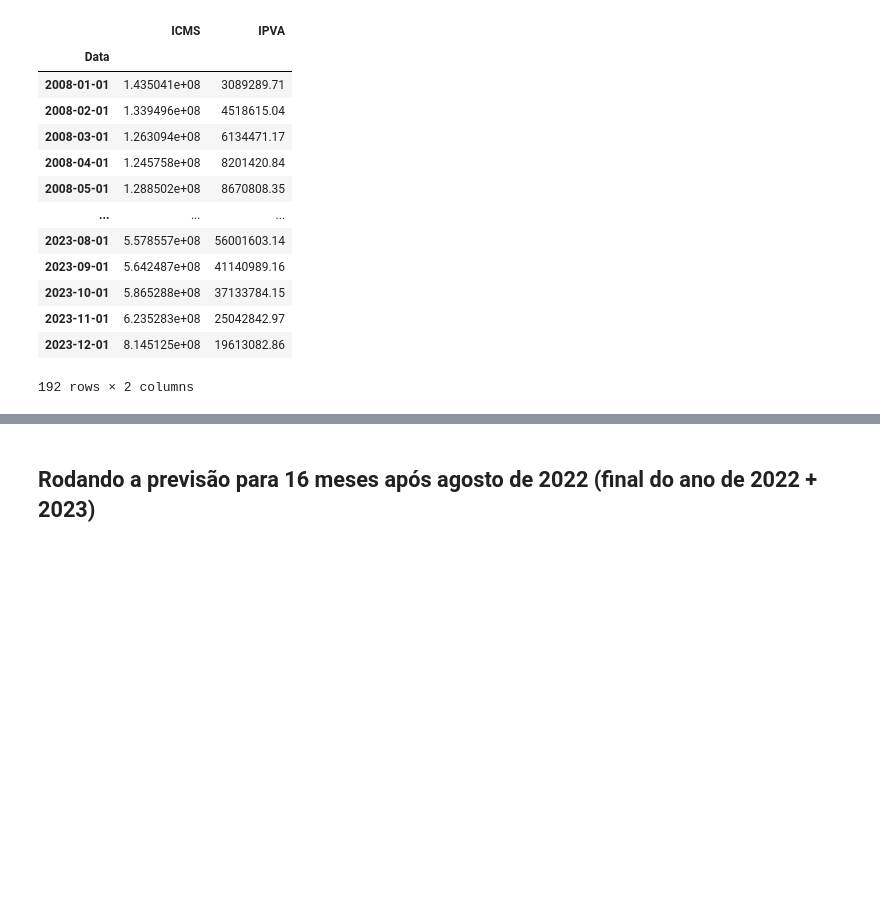
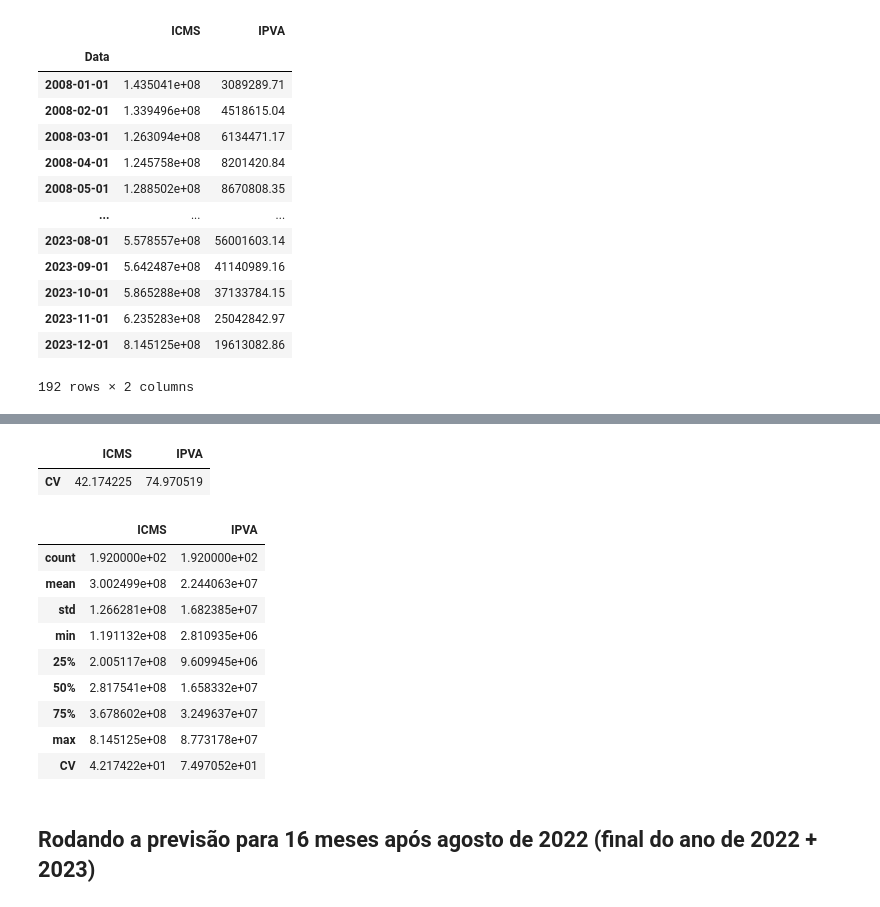
Before and after one commit to viniventur/previsao_artigo_HW_SARIMA, a Jupyter notebook: holt_winters_artigo_hw_sarima_anpec.ipynb, the cells around one changed output, grey strips where cells are left out. Drawn from its saved outputs; the diff is of its cells as text; code cells hidden in the pictures; blank space fills up the shorter version.

```diff
--- a/holt_winters_artigo_hw_sarima_anpec.ipynb
+++ b/holt_winters_artigo_hw_sarima_anpec.ipynb
@@ -186,3 +185,6 @@ df
 | 2023-11-01 | 6.235283e+08 | 25042842.97 |
 | 2023-12-01 | 8.145125e+08 | 19613082.86 |
 192 rows × 2 columns
+# %%
+sumario = df.describe().round(2)
+sumario
@@ -188,0 +201,22 @@ df
+# %%
+cvs = pd.DataFrame(index=['CV'], columns=['ICMS', 'IPVA'])
+cvs['ICMS'] = (sumario.iloc[2,0]/sumario.iloc[1,0])*100
+cvs['IPVA'] = (sumario.iloc[2,1]/sumario.iloc[1,1])*100
+cvs
+# %% [output]
+|  | ICMS | IPVA |
+| CV | 42.174225 | 74.970519 |
+# %%
+sumario = pd.concat([sumario, cvs], axis=0)
+sumario
+# %% [output]
+|  | ICMS | IPVA |
+| count | 1.920000e+02 | 1.920000e+02 |
+| mean | 3.002499e+08 | 2.244063e+07 |
+| std | 1.266281e+08 | 1.682385e+07 |
+| min | 1.191132e+08 | 2.810935e+06 |
+| 25% | 2.005117e+08 | 9.609945e+06 |
+| 50% | 2.817541e+08 | 1.658332e+07 |
+| 75% | 3.678602e+08 | 3.249637e+07 |
+| max | 8.145125e+08 | 8.773178e+07 |
+| CV | 4.217422e+01 | 7.497052e+01 |
```
Also changed, not shown: parts of 16 cells of this notebook.
